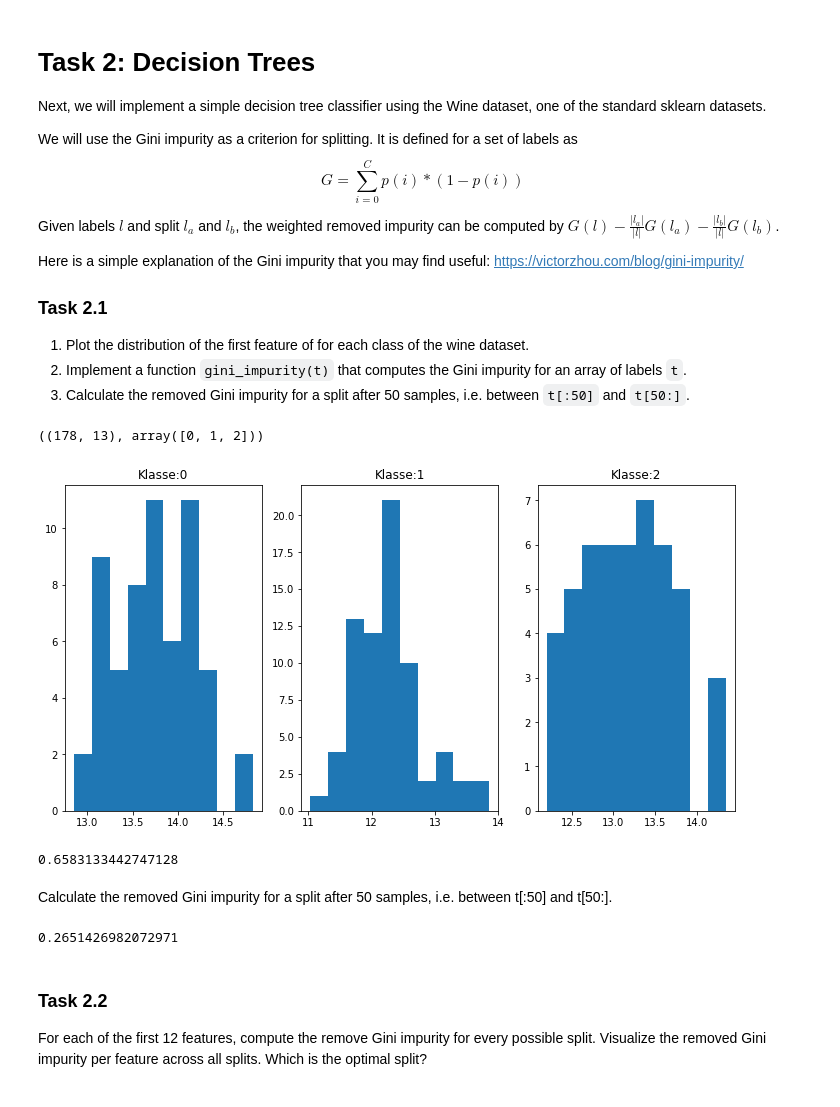
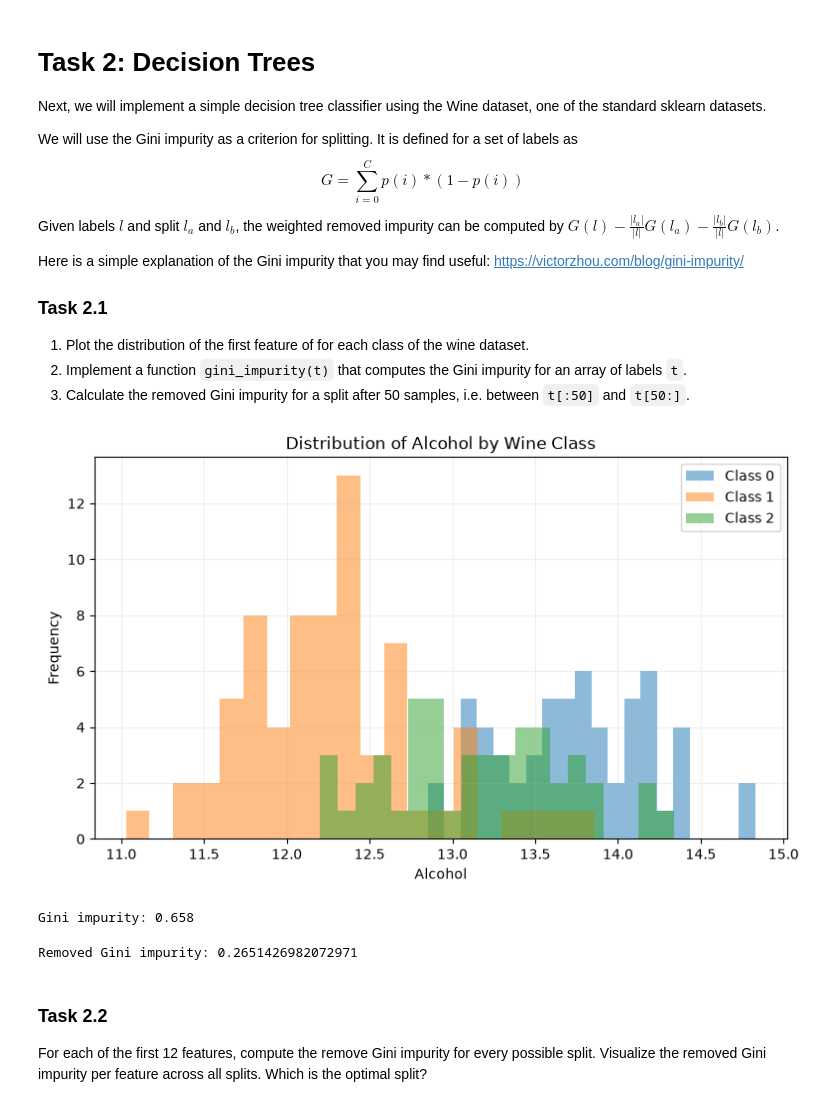
Before and after one commit to JanLuckhardt/machine-learning, a Jupyter notebook: 04_svm_decision_trees.ipynb, the cells around one changed output. Saved outputs shown, nothing was run; the diff lists cells and outputs as text; code cells hidden in the pictures.

```diff
--- a/04_svm_decision_trees.ipynb
+++ b/04_svm_decision_trees.ipynb
@@ -354,15 +441,17 @@ Here is a simple explanation of the Gini impurity that you may find useful: http
 X, t = load_wine(return_X_y=True)
 X_train, X_test, t_train, t_test = split_data(X, t)
-# %%
-X.shape,np.unique(t)
-# %% [output]
-((178, 13), array([0, 1, 2]))
-# %%
-# Plot distribution
-fig,ax = plt.subplots(1,3,figsize=(12,6))
-for ind,clas1 in enumerate(np.unique(t)):
-    ax[ind].hist(X[:,0][t==clas1])
-    ax[ind].set_title("Klasse:%d"%clas1)
-plt.show()
-# %% [output]
-[figure, removed]
+# %%
+# Plot distribution
+plt.figure(figsize=(9, 5))
+
+for c in np.unique(t):
+    plt.hist(X[t == c, 0], bins=20, alpha=0.5, label=f"Class {c}")
+
+plt.xlabel("Alcohol")
+plt.ylabel("Frequency")
+plt.title("Distribution of Alcohol by Wine Class")
+plt.legend()
+plt.grid(alpha=0.2)
+plt.show()
+# %% [output]
+[figure, added]
@@ -369,23 +468,11 @@ plt.show()
+# %%
+print(f'Gini impurity: {gini_impurity(t):.3f}')
+# %% [output]
+Gini impurity: 0.658
 # %%
-# Compute Gini impurity
-def gini_impurity(t):
-    gini = 0
-    labels = np.unique(t)
-    for lab in labels:
-        gini+=(len(t[t==lab])/len(t))*(1-(len(t[t==lab])/len(t)))
-    return gini
-gini_impurity(t)
+print(f'Removed Gini impurity: {gini_impurity(t) - 50/len(t)*gini_impurity(t[:50]) - (len(t)-50)/len(t)*gini_impurity(t[50:])}')
 # %% [output]
-0.6583133442747128
+Removed Gini impurity: 0.2651426982072971
-# %% [markdown]
-Calculate the removed Gini impurity for a split after 50 samples, i.e. between t[:50] and t[50:].
-# %%
-split1 = t[:50]
-split2 = t[50:]
-removed = gini_impurity(t)-(len(split1)/len(t))*gini_impurity(split1)-(len(split2)/len(t))*gini_impurity(split2)
-removed
-# %% [output]
-0.2651426982072971
 # %% [markdown]
 ### Task 2.2
 For each of the first 12 features, compute the remove Gini impurity for every possible split. Visualize the removed Gini impurity per feature across all splits. Which is the optimal split?
```
Also changed, not shown: parts of 43 cells of this notebook.
